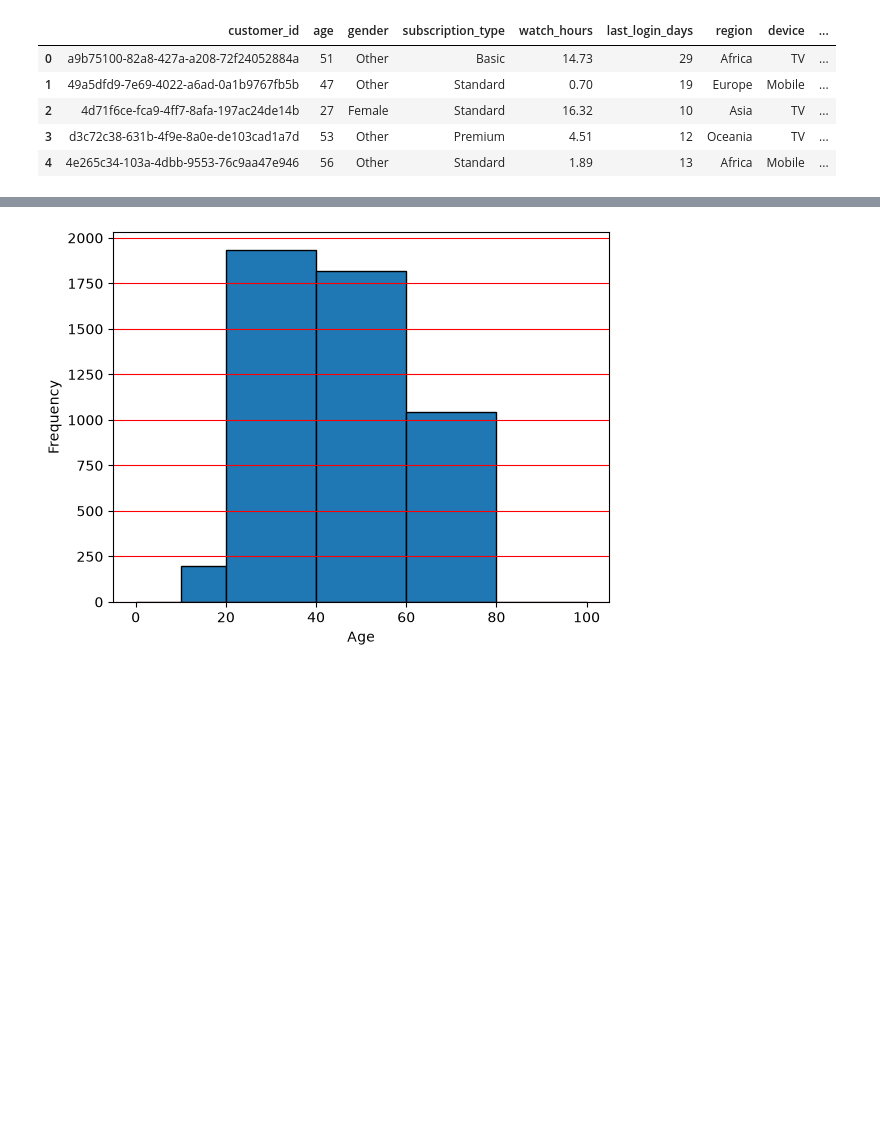
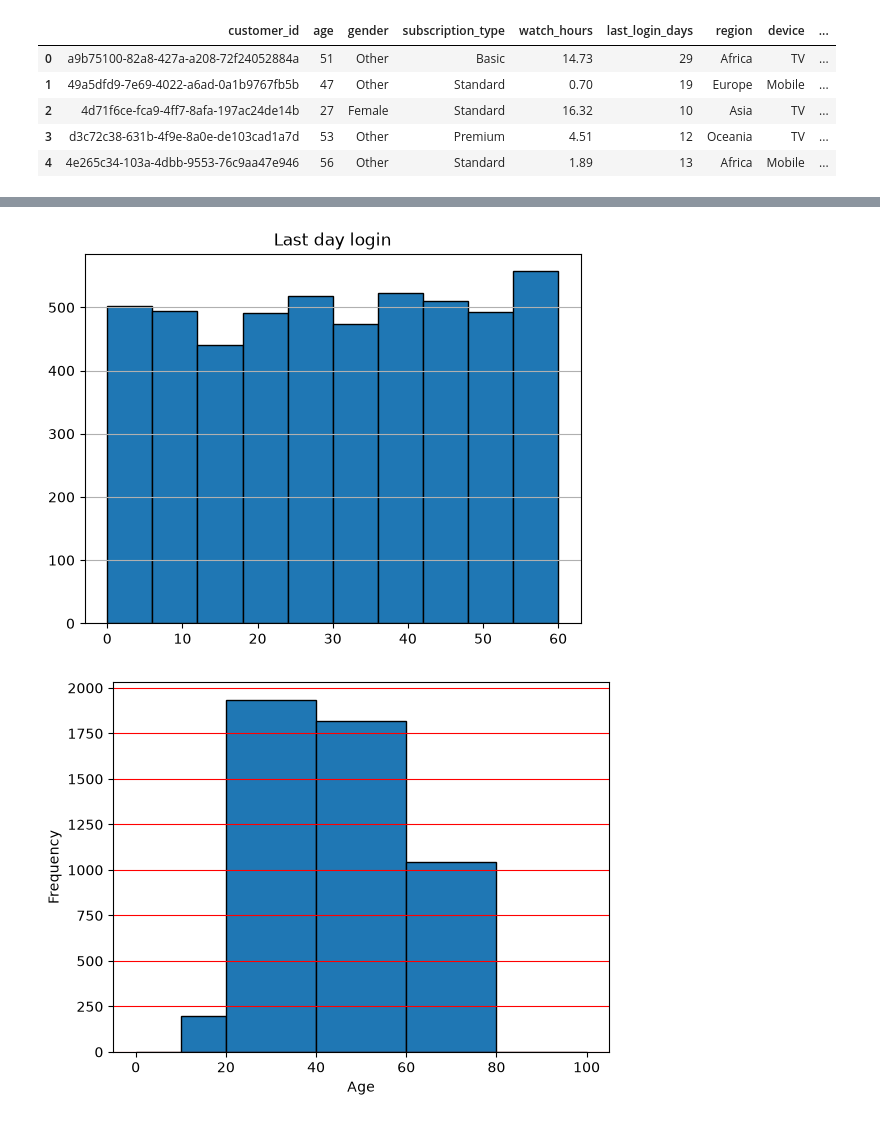
Before and after one commit to Sujab08/Netflix_Customer_Churn_Project, a Jupyter notebook: Data_Visualisation.ipynb, the cells around one changed output, grey strips where cells are left out. Saved outputs shown, nothing was run; the diff lists cells and outputs as text; code cells hidden in the pictures; blank space fills up the shorter version.

Commit message:
visualization successfully

```diff
--- a/Data_Visualisation.ipynb
+++ b/Data_Visualisation.ipynb
@@ -16,3 +28,10 @@ df.head(5)
+# %%
+plt.hist(df['last_login_days'],edgecolor="black")
+plt.title('Last day login')
+plt.grid(axis='y')
+plt.show()
+# %% [output]
+[figure, added]
 # %%
 plt.hist(df['age'],bins=[0,10,20,40,60,80,100],edgecolor='black')
 plt.xlabel('Age')
```
Also changed, not shown: parts of 21 cells of this notebook.
